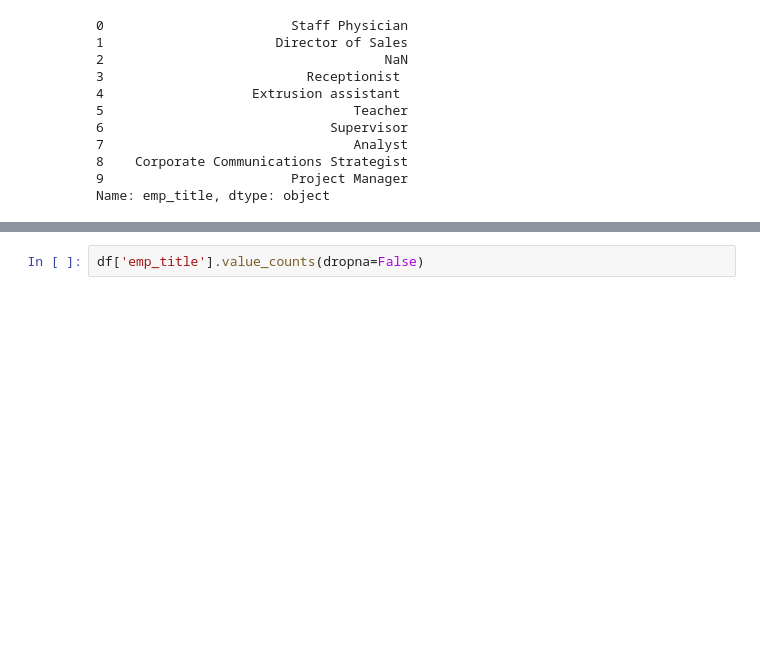
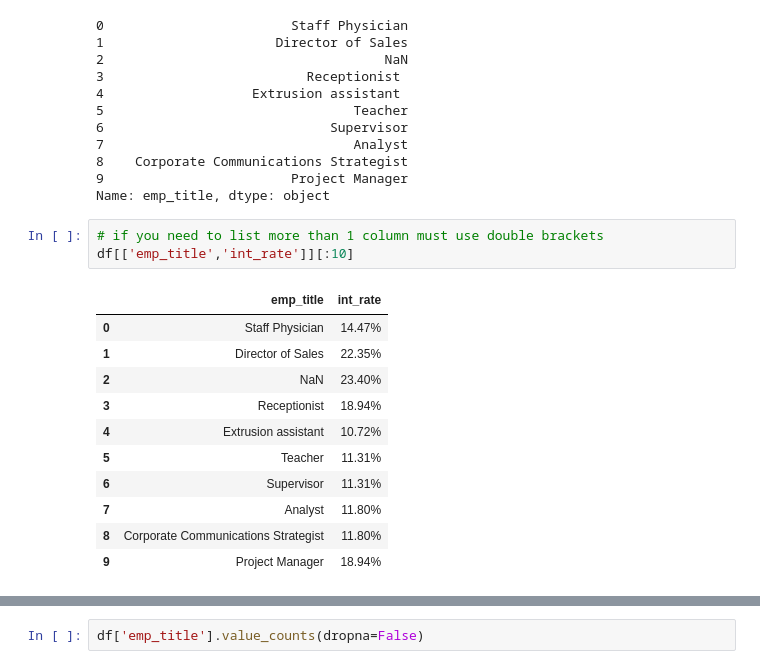
Before and after one commit to daniela500/DS-Unit-1-Sprint-1-Data-Wrangling-and-Storytelling, a Jupyter notebook: module2-make-features/LS_DS_112_Make_Features.ipynb, the cells around one changed output, grey strips where cells are left out. Cells and saved outputs as stored; diff of their text form; blank space fills up the shorter version.

```diff
--- a/module2-make-features/LS_DS_112_Make_Features.ipynb
+++ b/module2-make-features/LS_DS_112_Make_Features.ipynb
@@ -295,3 +356,18 @@ df['emp_title'][:10]
 8    Corporate Communications Strategist
 9                        Project Manager
 Name: emp_title, dtype: object
+# %%
+# if you need to list more than 1 column must use double brackets
+df[['emp_title','int_rate']][:10]
+# %% [output]
+|  | emp_title | int_rate |
+| 0 | Staff Physician | 14.47% |
+| 1 | Director of Sales | 22.35% |
+| 2 | NaN | 23.40% |
+| 3 | Receptionist | 18.94% |
+| 4 | Extrusion assistant | 10.72% |
+| 5 | Teacher | 11.31% |
+| 6 | Supervisor | 11.31% |
+| 7 | Analyst | 11.80% |
+| 8 | Corporate Communications Strategist | 11.80% |
+| 9 | Project Manager | 18.94% |
```
Also changed, not shown: parts of 33 cells of this notebook.
